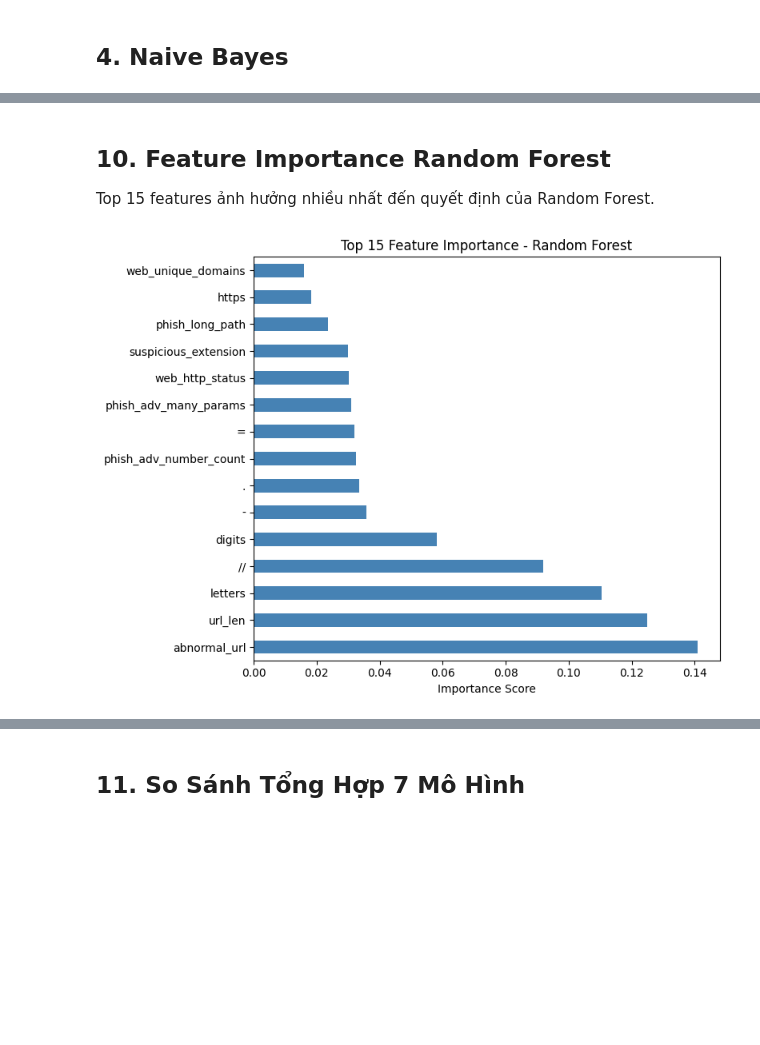
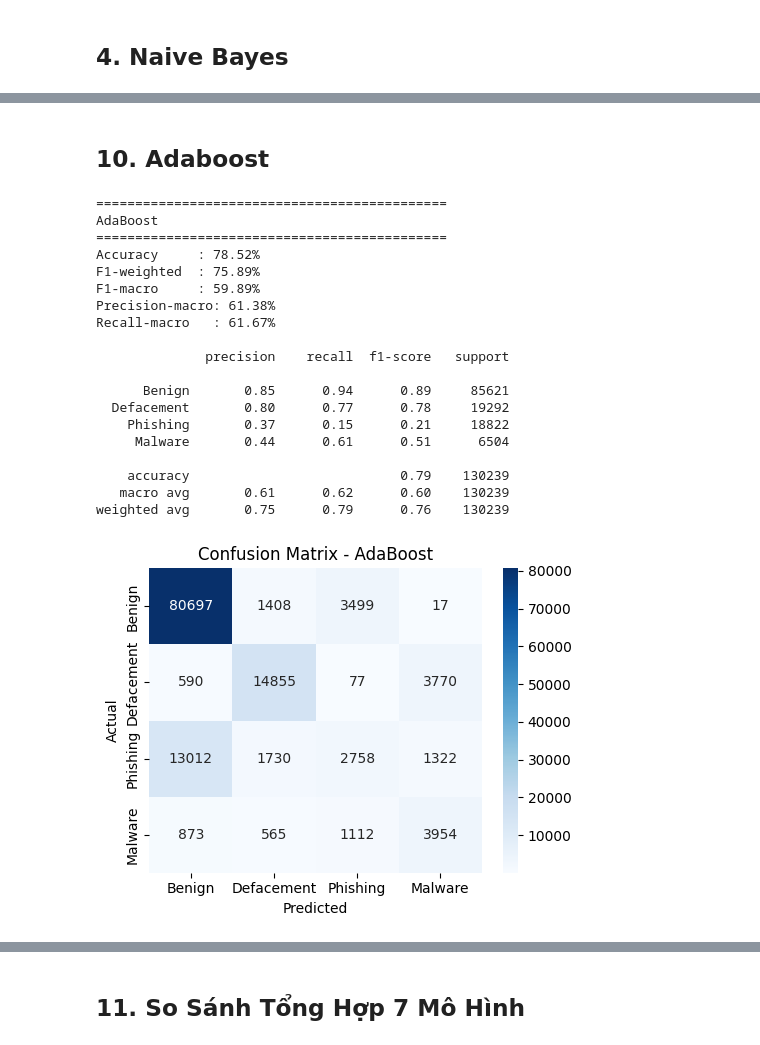
Before and after one commit to ngocanh-ph/malicious-url-detection, a Jupyter notebook: notebooks/02_ML_models.ipynb, the cells around one changed output, grey strips where cells are left out. Cells and saved outputs as stored; diff of their text form; code cells hidden in the pictures; blank space fills up the shorter version.

```diff
--- a/notebooks/02_ML_models.ipynb
+++ b/notebooks/02_ML_models.ipynb
@@ -180,9 +184,9 @@ weighted avg       0.84      0.85      0.80    130239
 # %%
 from sklearn.linear_model import LogisticRegression
 log_reg = LogisticRegression(random_state=42, max_iter=1000)
-log_reg.fit(X_train_scaled, y_train)
+log_reg.fit (X_train_scaled, y_train)
 y_pred_log_reg = log_reg.predict(X_test_scaled)
-results.append(evaluate_model('Logistic Regression', y_test, y_pred_log_reg))
+result.append(evaluate_model('Logistic Regression', y_test, y_pred_log_reg))
 # %% [output]
 =============================================
 Logistic Regression
@@ -208,10 +213,10 @@ weighted avg       0.84      0.85      0.81    130239
 # %%
 from sklearn.neural_network import MLPClassifier
-mlp = MLPClassifier(hidden_layer_sizes=(100, 50), max_iter=300,
+mlp = MLPClassifier(hidden_layer_sizes=(100, 50), max_iter=1000,
                     random_state=42, early_stopping=True)
 mlp.fit(X_train_scaled, y_train)
 y_pred_mlp = mlp.predict(X_test_scaled)
-results.append(evaluate_model('Neural Network (MLP)', y_test, y_pred_mlp))
+result.append(evaluate_model('Neural Network (MLP)', y_test, y_pred_mlp))
 # %% [output]
 =============================================
 Neural Network (MLP)
@@ -237,9 +243,9 @@ weighted avg       0.92      0.92      0.92    130239
 # %%
 from sklearn.ensemble import RandomForestClassifier
-rf_model = RandomForestClassifier(n_estimators=100, random_state=42, n_jobs=-1)
+rf_model = RandomForestClassifier(n_estimators=100, random_state=42)
 rf_model.fit(X_train, y_train)
 y_pred_rf = rf_model.predict(X_test)
-results.append(evaluate_model('Random Forest', y_test, y_pred_rf))
+result.append(evaluate_model('Random Forest', y_test, y_pred_rf))
 # %% [output]
 =============================================
 Random Forest
@@ -260,17 +267,32 @@ F1-Score : 92.26%
    macro avg       0.92      0.89      0.90    130239
 weighted avg       0.92      0.93      0.92    130239
 [figure]
-# %% [markdown]
-## 10. Feature Importance Random Forest
-Top 15 features ảnh hưởng nhiều nhất đến quyết định của Random Forest.
-# %%
-feat_imp = pd.Series(rf_model.feature_importances_, index=X.columns)
-
-plt.figure(figsize=(8, 6))
-feat_imp.nlargest(15).plot(kind='barh', color='steelblue')
-plt.title('Top 15 Feature Importance - Random Forest')
-plt.xlabel('Importance Score')
-plt.tight_layout()
-plt.show()
-# %% [output]
-[figure, removed]
+# %% [markdown]
+## **10. Adaboost**
+# %%
+from sklearn.ensemble import AdaBoostClassifier
+ada = AdaBoostClassifier(n_estimators= 100, random_state=42)
+ada.fit (X_train, y_train)
+y_pred_ada= ada.predict(X_test)
+result.append(evaluate_model('AdaBoost', y_test, y_pred_ada))
+# %% [output]
+=============================================
+AdaBoost
+=============================================
+Accuracy     : 78.52%
+F1-weighted  : 75.89%
+F1-macro     : 59.89%
+Precision-macro: 61.38%
+Recall-macro   : 61.67%
+
+              precision    recall  f1-score   support
+
+      Benign       0.85      0.94      0.89     85621
+  Defacement       0.80      0.77      0.78     19292
+    Phishing       0.37      0.15      0.21     18822
+     Malware       0.44      0.61      0.51      6504
+
+    accuracy                           0.79    130239
+   macro avg       0.61      0.62      0.60    130239
+weighted avg       0.75      0.79      0.76    130239
+[figure, added]
```
Also changed, not shown: parts of 24 cells of this notebook, 5 other files.
